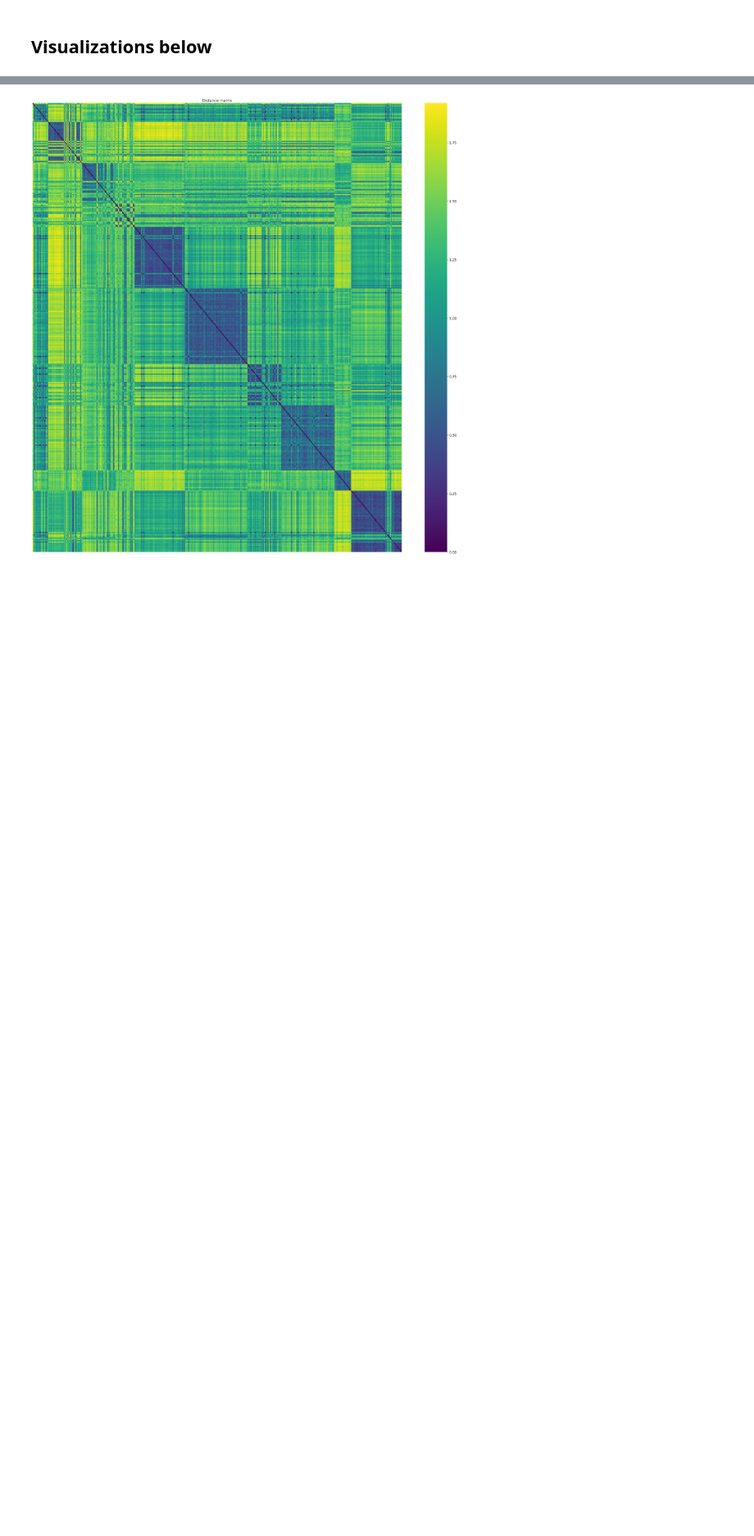
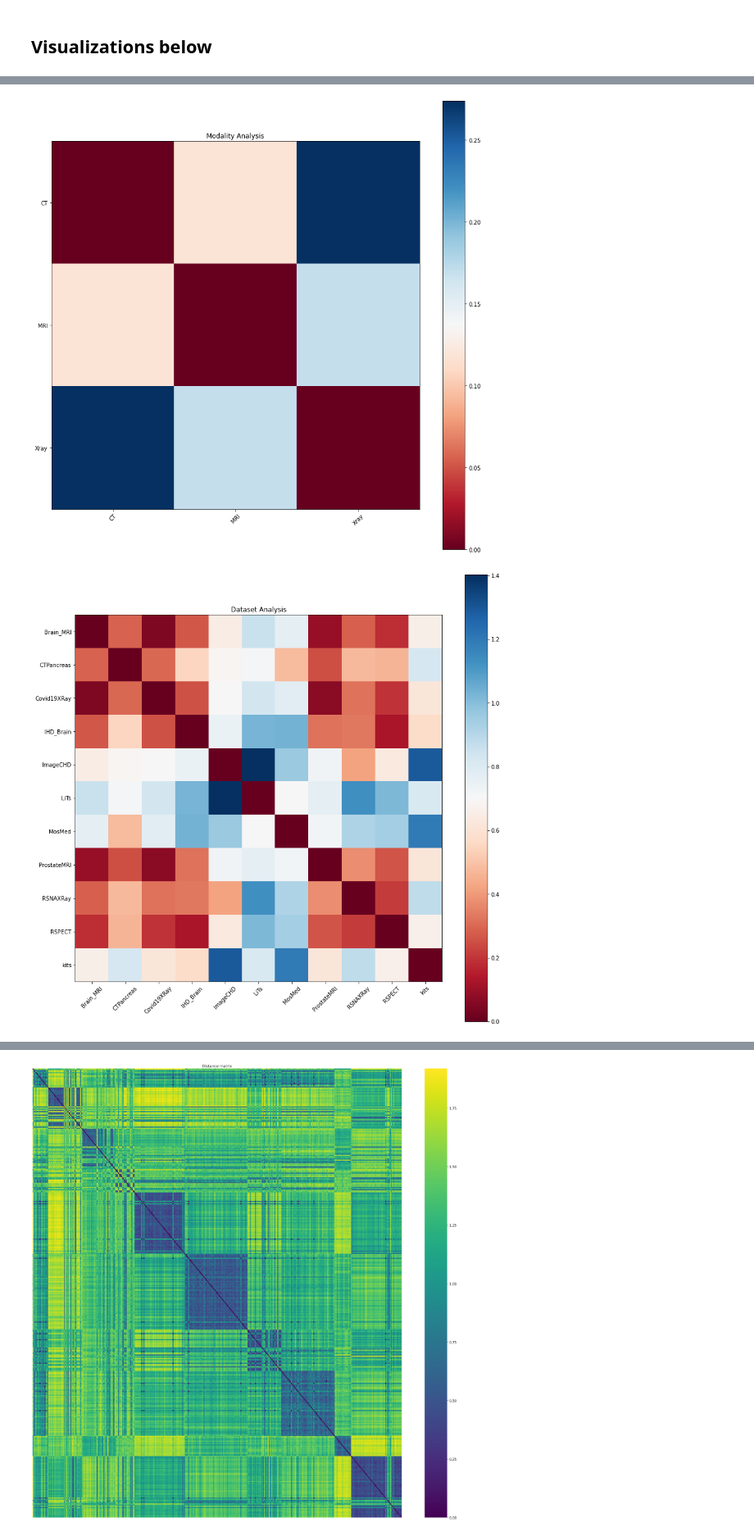
Before and after one commit to shikhar-srivastava/TANS, a Jupyter notebook: viz.ipynb, the cells around one changed output, grey strips where cells are left out. Shown at 82% size. Drawn from its saved outputs; the diff is of its cells as text; code cells hidden in the pictures; blank space fills up the shorter version.

```diff
--- a/viz.ipynb
+++ b/viz.ipynb
@@ -559,0 +868,6 @@ array(['Covid19XRay', 'MosMed', 'Brain_MRI', 'ProstateMRI', 'kits',
+# %%
+final_emb_list = pd.DataFrame(data_emb_list.copy())
+final_emb_list['pca'] = list(d['pca'])
+final_emb_list['tsne'] = list(d['tsne'])
+final_emb_list['isomap'] = list(d['isomap'])
+final_emb_list['lle'] = list(d['lle'])
@@ -559,0 +992,20 @@ array(['Covid19XRay', 'MosMed', 'Brain_MRI', 'ProstateMRI', 'kits',
+# %%
+dist_from = 'pca' # 'emb' or 'pca' or 'tsne' or 'isomap' or 'lle'
+emb = 'avg' # calculated as avg embedding over all model,dataset embeddings
+
+dataset_only = filter(groupby = 'dataset', emb= emb, dist_from = dist_from)
+by_organ = filter(groupby='organ', emb=emb, dist_from = dist_from)
+by_modality = filter(groupby='modality', emb=emb, dist_from = dist_from)
+by_pathology = filter(groupby='pathologies', emb=emb, dist_from = dist_from)
+# Visualize embeddings in a scatterplot
+distances, labels = get_distances(by_modality, dist_from = dist_from)
+visualize_distances(distances, labels, 'Modality Analysis', log_scale = False)
+distances, labels = get_distances(dataset_only, dist_from = dist_from)
+visualize_distances(distances, labels, 'Dataset Analysis')
+distances, labels = get_distances(by_organ, dist_from = dist_from)
+visualize_distances(distances, labels, 'Organ-wise Distance matrix')
+distances, labels = get_distances(by_pathology, dist_from = dist_from)
+visualize_distances(distances, labels, 'Distance matrix')
+# %% [output]
+[figure, added]
+[figure, added]
```
Also changed, not shown: parts of 88 cells of this notebook, 24 other files.
